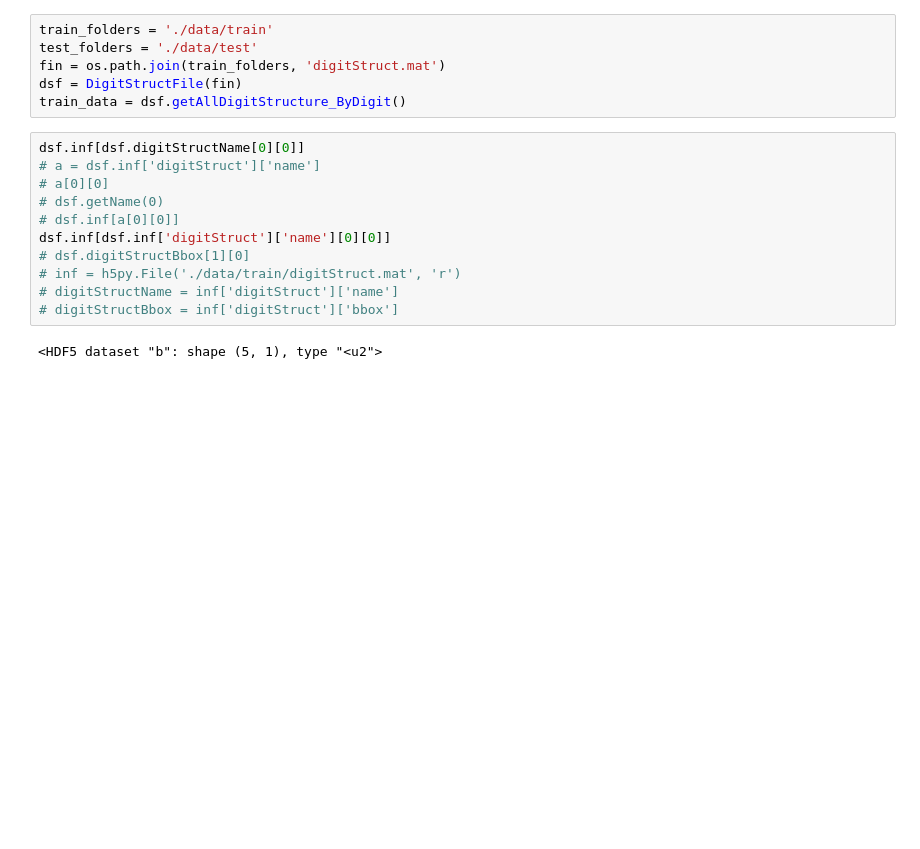
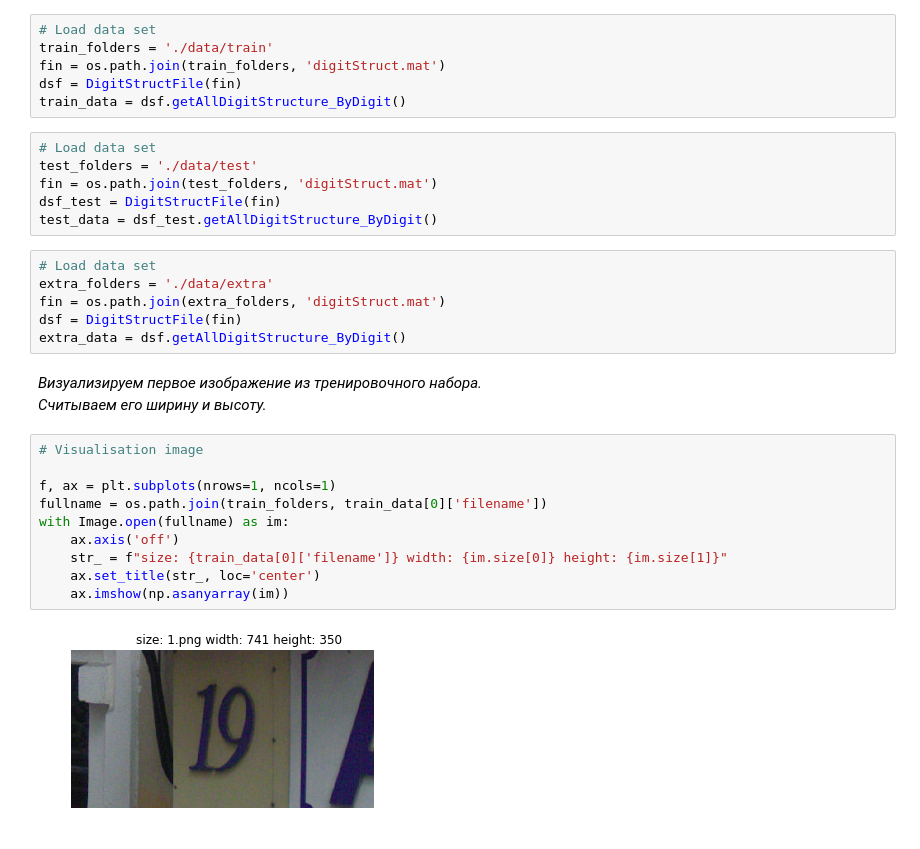
Before and after one commit to Factotum8/test_task_street_view_house_numbers, a Jupyter notebook: CNN_train.ipynb, the cells around one changed output. Drawn from its saved outputs; the diff is of its cells as text; blank space fills up the shorter version.

```diff
--- a/CNN_train.ipynb
+++ b/CNN_train.ipynb
@@ -81,21 +105,35 @@ class DigitStructFile:
             result.append(item)
         return result
 # %%
+# Load data set
 train_folders = './data/train'
-test_folders = './data/test'
 fin = os.path.join(train_folders, 'digitStruct.mat')
 dsf = DigitStructFile(fin)
 train_data = dsf.getAllDigitStructure_ByDigit()
-# %%
-dsf.inf[dsf.digitStructName[0][0]]
-# a = dsf.inf['digitStruct']['name']
-# a[0][0]
-# dsf.getName(0)
-# dsf.inf[a[0][0]]
-dsf.inf[dsf.inf['digitStruct']['name'][0][0]]
-# dsf.digitStructBbox[1][0]
-# inf = h5py.File('./data/train/digitStruct.mat', 'r')
-# digitStructName = inf['digitStruct']['name']
-# digitStructBbox = inf['digitStruct']['bbox']
-# %% [output]
-<HDF5 dataset "b": shape (5, 1), type "<u2">
+# %%
+# Load data set
+test_folders = './data/test'
+fin = os.path.join(test_folders, 'digitStruct.mat')
+dsf_test = DigitStructFile(fin)
+test_data = dsf_test.getAllDigitStructure_ByDigit()
+# %%
+# Load data set
+extra_folders = './data/extra'
+fin = os.path.join(extra_folders, 'digitStruct.mat')
+dsf = DigitStructFile(fin)
+extra_data = dsf.getAllDigitStructure_ByDigit()
+# %% [markdown]
+*Визуализируем первое изображение из тренировочного набора.*
+*Считываем его ширину и высоту.*
+# %%
+# Visualisation image
+
+f, ax = plt.subplots(nrows=1, ncols=1)
+fullname = os.path.join(train_folders, train_data[0]['filename'])
+with Image.open(fullname) as im:
+    ax.axis('off')
+    str_ = f"size: {train_data[0]['filename']} width: {im.size[0]} height: {im.size[1]}"
+    ax.set_title(str_, loc='center')
+    ax.imshow(np.asanyarray(im))
+# %% [output]
+[figure, added]
```
Also changed, not shown: parts of 10 cells of this notebook.
